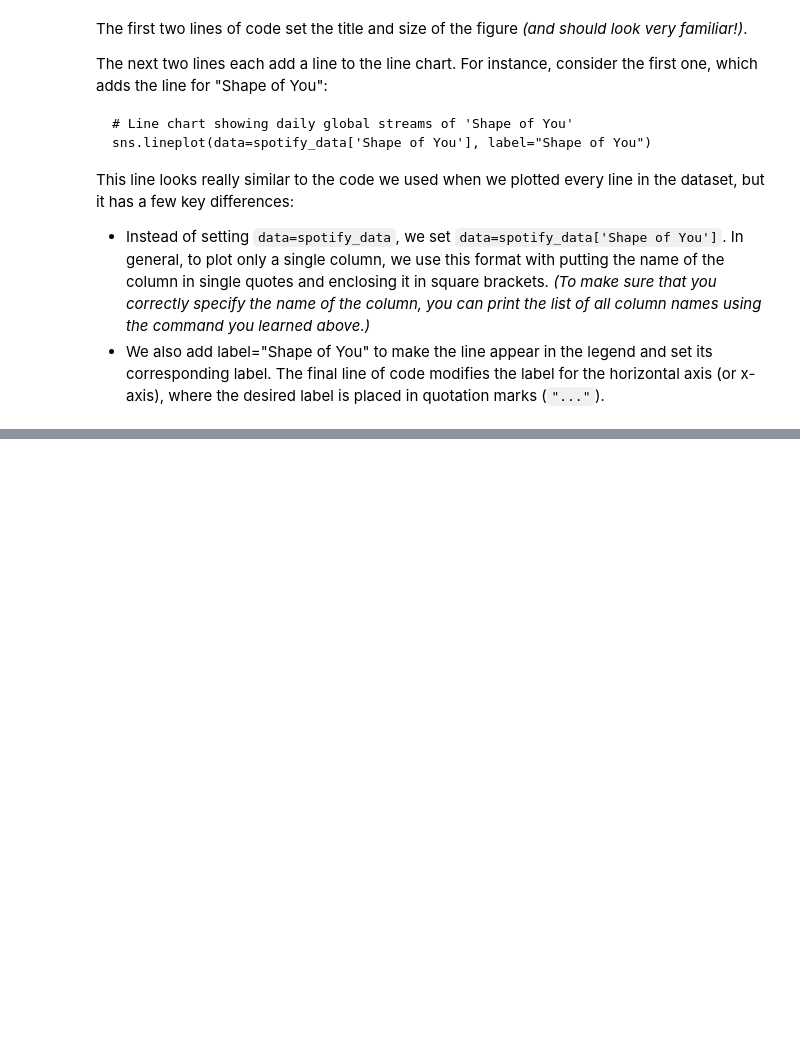
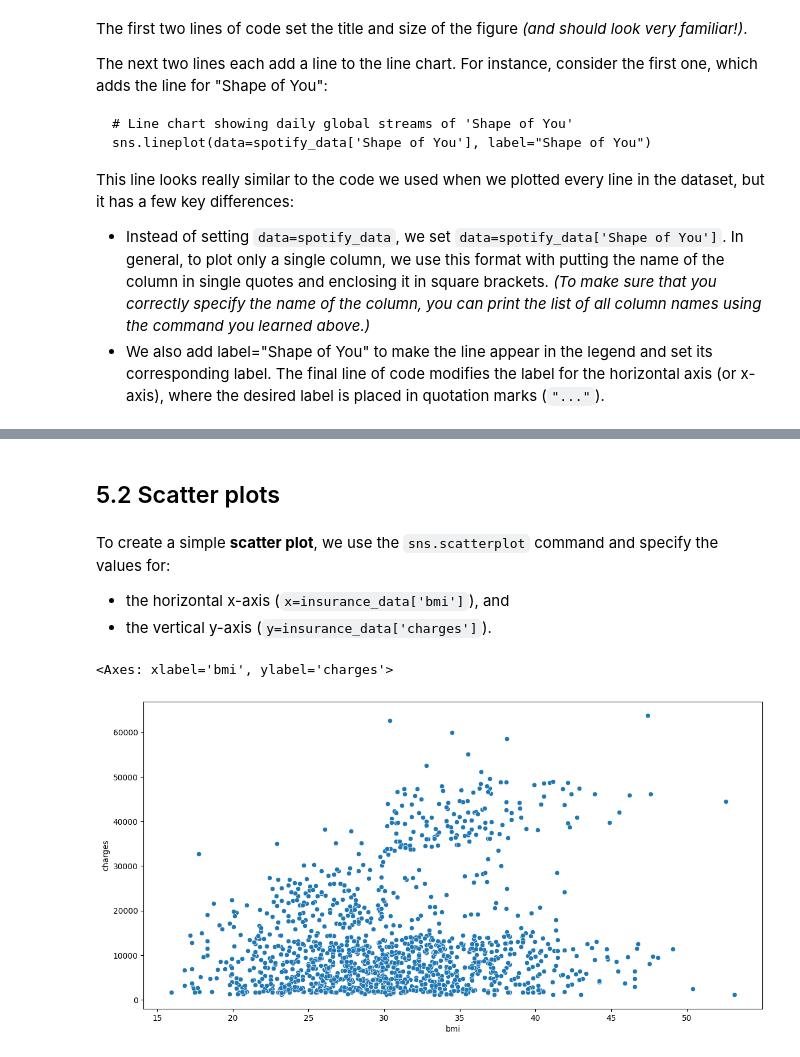
Before and after one commit to c1amilo/ml_course, a Jupyter notebook: visualizations.ipynb, the cells around one changed output, grey strips where cells are left out. Cells and saved outputs as stored; diff of their text form; code cells hidden in the pictures; blank space fills up the shorter version.

```diff
--- a/visualizations.ipynb
+++ b/visualizations.ipynb
@@ -141,0 +229,3 @@ The final line of code modifies the label for the horizontal axis (or x-axis), w
+# %%
+insurance_filepath = r'datasets\insurance\insurance.csv'
+insurance_data = pd.read_csv(insurance_filepath)
@@ -141,0 +241,13 @@ The final line of code modifies the label for the horizontal axis (or x-axis), w
+# %% [markdown]
+## 5.2 Scatter plots
+# %% [markdown]
+To create a simple **scatter plot**, we use the `sns.scatterplot` command and specify the values for:
+
+* the horizontal x-axis (`x=insurance_data['bmi']`), and
+* the vertical y-axis (`y=insurance_data['charges']`).
+# %%
+plt.figure(figsize=(14,7))
+sns.scatterplot(x=insurance_data['bmi'], y=insurance_data['charges'])
+# %% [output]
+<Axes: xlabel='bmi', ylabel='charges'>
+[figure, added]
```
Also changed, not shown: parts of 17 cells of this notebook.
